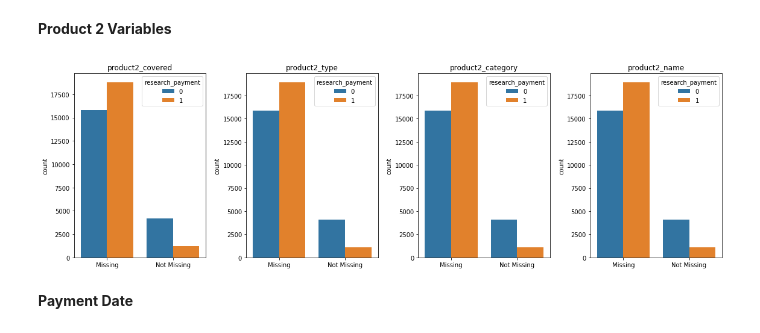
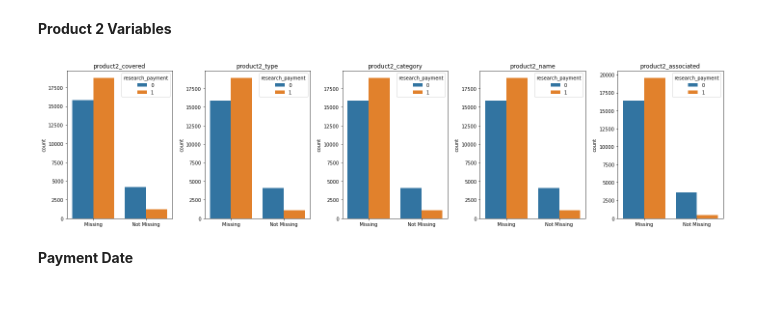
Before and after one commit to aml-spring-19/medical_payment_classification, a Jupyter notebook: HW3.ipynb, the cells around one changed output. Saved outputs shown, nothing was run; the diff lists cells and outputs as text; code cells hidden in the pictures; blank space fills up the shorter version.

```diff
--- a/HW3.ipynb
+++ b/HW3.ipynb
@@ -57,8 +57,8 @@ First of all, let's load the data to assemble the dataset. The data comes from t
 
 The data is naturally imbalanced, as there are much more records of general payments than research payments. Here are the row counts for both files:
 # %%
-n_gen = sum(1 for line in open('data/OP_DTL_GNRL_PGYR2017_P01182019.csv')) - 1
-n_res = sum(1 for line in open('data/OP_DTL_RSRCH_PGYR2017_P01182019.csv')) - 1
+n_gen = sum(1 for line in open('data\OP_DTL_GNRL_PGYR2017_P01182019.csv')) - 1
+n_res = sum(1 for line in open('data\OP_DTL_RSRCH_PGYR2017_P01182019.csv')) - 1
 # the -1 is to exclude header
 
 print("General payments: " + str(n_gen) + " lines")
@@ -86,8 +86,8 @@ nsamples_res = 20000
 skiprows_gen = np.sort(np.random.choice(range(1, n_gen+1), replace = False, size = n_gen - nsamples_res))
 skiprows_res = np.sort(np.random.choice(range(1, n_res+1), replace = False, size = n_res - nsamples_res))
 
-gen = pd.read_csv("data/OP_DTL_GNRL_PGYR2017_P01182019.csv", skiprows = skiprows_gen, parse_dates=['Date_of_Payment'])
-res = pd.read_csv("data/OP_DTL_RSRCH_PGYR2017_P01182019.csv", skiprows = skiprows_res, parse_dates=['Date_of_Payment'])
+gen = pd.read_csv("data\OP_DTL_GNRL_PGYR2017_P01182019.csv", skiprows = skiprows_gen, parse_dates=['Date_of_Payment'])
+res = pd.read_csv("data\OP_DTL_RSRCH_PGYR2017_P01182019.csv", skiprows = skiprows_res, parse_dates=['Date_of_Payment'])
 
 gen['research_payment'] = 0
 res['research_payment'] = 1
@@ -664,18 +656,18 @@ df.drop(['product1_name', 'product1_associated'], axis=1, inplace=True)
 # %% [markdown]
 **Product 2 Variables**
 # %%
-p2_vars = ['product2_covered', 'product2_type', 'product2_category', 'product2_name']
-fig, ax = plt.subplots(1, 4, figsize=(16, 5))
+p2_vars = ['product2_covered', 'product2_type', 'product2_category', 'product2_name', 'product2_associated']
+fig, ax = plt.subplots(1, 5, figsize=(20, 5))
 
 for i in range(len(p2_vars)):
     sns.countplot(np.where(df[p2_vars[i]].isnull(), 0, 1), hue=df['research_payment'], ax=ax[i])
     ax[i].set_title(p2_vars[i])
     ax[i].set_xticklabels(['Missing', 'Not Missing'])
 
 plt.tight_layout()
 plt.show()
 # %% [output]
-[figure, old version]
+[figure, new version]
 # %%
 df['p2_missing'] = np.where(df.product2_covered.isnull(), 'missing', 'not_missing')
 
```
Also changed, not shown: parts of 31 cells of this notebook.
